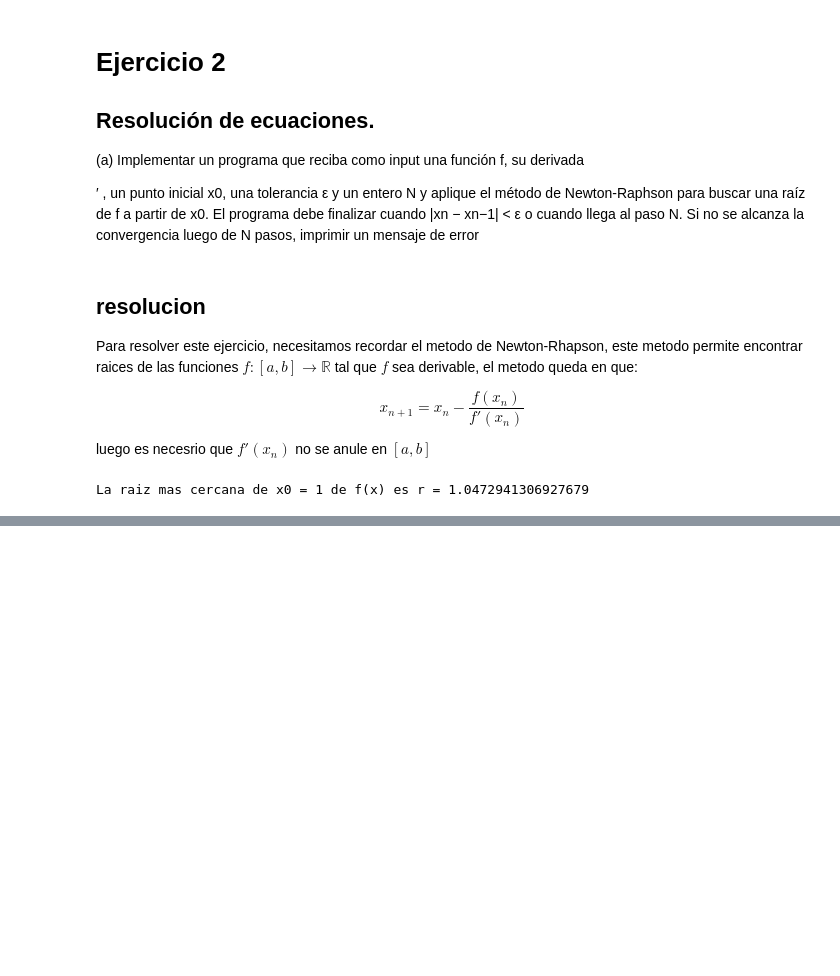
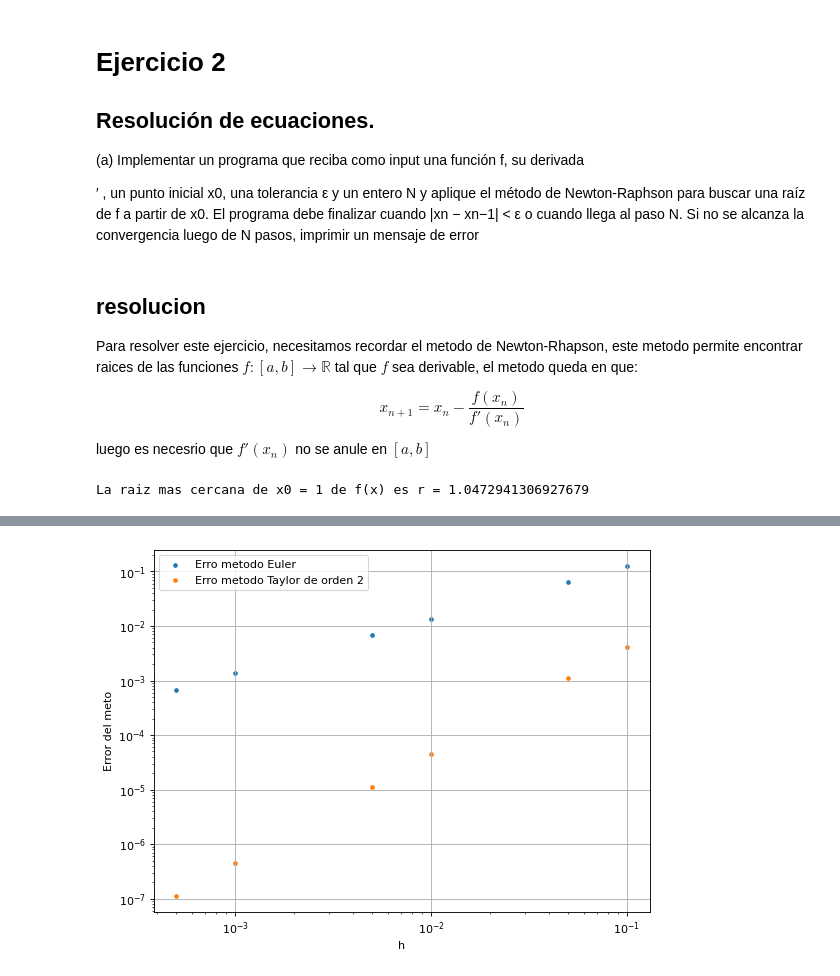
Before and after one commit to munhof/calculo-numerico, a Jupyter notebook: prueba_opsicion_DM_Exactas_uba_materias_con_hta_computacionales.ipynb, the cells around one changed output, grey strips where cells are left out. Cells and saved outputs as stored; diff of their text form; code cells hidden in the pictures; blank space fills up the shorter version.

```diff
--- a/prueba_opsicion_DM_Exactas_uba_materias_con_hta_computacionales.ipynb
+++ b/prueba_opsicion_DM_Exactas_uba_materias_con_hta_computacionales.ipynb
@@ -272,0 +306,17 @@ La raiz mas cercana de x0 = 1 de f(x) es r = 1.0472941306927679
+# %%
+#Let's do it, este es divertido
+#Como siempre empezamos importando las librerias, en este caso, unicamente numpy
+
+import numpy as np
+
+#en este caso el metodo estara totalmente en una funcion
+
+def metodoEuler(f,t_0,t_f,x_0,N):
+    T = np.linspace(t_0,t_f,N+1) #armamaos el array para los tiempos
+    h = (t_f - t_0)/N
+    X = 0*T #armamos el array de la solucion
+    X[0] = [x_0] #iniciliamos el arrat de la solucion con x(t_0) = x_0
+    #ahora vamos a calcular los N pasos siguientes
+    for i in range(0,N):
+        X[i+1] = X[i] + h*f(T[i],X[i]) #actualizamos la posicion i-esima
+    return (T,X)
@@ -272,0 +382,72 @@ La raiz mas cercana de x0 = 1 de f(x) es r = 1.0472941306927679
+# %%
+#Let's do it, este es divertido
+#Como siempre empezamos importando las librerias, en este caso, numpy y matplotlib
+
+import numpy as np
+import matplotlib.pyplot as plt
+
+#en este caso el metodo estara totalmente en una funcion y sera particular para este ejercicio
+
+def metodoEuler(t_0,t_f,x_0,h):
+    N = int((t_f - t_0)/h)
+    T = np.linspace(t_0,t_f,N+1) #armamaos el array para los tiempos
+    X = 0*T #armamos el array de la solucion
+    X[0] = x_0 #iniciliamos el arrat de la solucion con x(t_0) = x_0
+    #ahora vamos a calcular los N pasos siguientes
+    for i in range(0,N):
+        X[i+1] = X[i] + h*X[i] #actualizamos la posicion i-esima
+    return (T,X)
+
+def metodoTaylorO2(t_0,t_f,x_0,h):
+    N = int((t_f - t_0)/h)
+    T = np.linspace(t_0,t_f,N+1) #armamaos el array para los tiempos
+    X = 0*T #armamos el array de la solucion
+    X[0] = x_0 #iniciliamos el arrat de la solucion con x(t_0) = x_0
+    #ahora vamos a calcular los N pasos siguientes
+    for i in range(0,N):
+        X[i+1] = X[i] + h*X[i] + (h**2)/2*X[i] #actualizamos la posicion i-esima
+    return (T,X)
+
+#calculamos los casos de la funcion
+
+t_0 = 0
+t_f = 1
+x_0 = 1
+h = [0.1, 0.05, 0.01, 0.005, 0.001, 0.0005]
+x_f_euler = [0]*len(h)
+x_f_taylor = [0]*len(h)
+
+#calculamos para cada caso
+for i in range(len(h)):
+    TE,XE = metodoEuler(t_0,t_f,x_0,h[i])
+    TT,XT = metodoTaylorO2(t_0,t_f,x_0,h[i])
+    x_f_euler[i] = XE[-1]
+    x_f_taylor[i] = XT[-1]
+
+x_f = np.e #calculamos el valor exacto de la edo x'(t) = x(t) que es x(t) = x_0*e^t
+
+#calculamos los errores de cada metodoEuler
+
+error_euler = [0]*len(h)
+error_taylor = [0]*len(h)
+
+for i in range(len(h)):
+    error_euler[i] = abs(x_f - x_f_euler[i])
+    error_taylor[i] = abs(x_f - x_f_taylor[i])
+
+#ahora los grafico
+
+fig, ax = plt.subplots(figsize=(8, 6), dpi=80) #incializo el grafico con subplots, sirve para cuando quiero crear varios graficos en una misma imagen
+ax.grid() #agrego grillas
+ax.scatter(x= h, y=error_euler , s=10, label = "Erro metodo Euler")
+ax.scatter(x= h, y=error_taylor , s=10, label = "Erro metodo Taylor de orden 2")
+ax.legend()
+ax.set_xlabel("h")
+ax.set_ylabel("Error del meto")
+ax.set_xscale("log")
+ax.set_yscale("log")
+plt.show()
+
+#podemos ver como el metodo de taylor tiene una mejor convergencia para la funcion, ademas la diferncia entre estos, se corresponde con al orden de convergencia del metodo
+# %% [output]
+[figure, added]
```
Also changed, not shown: parts of 4 cells of this notebook.
